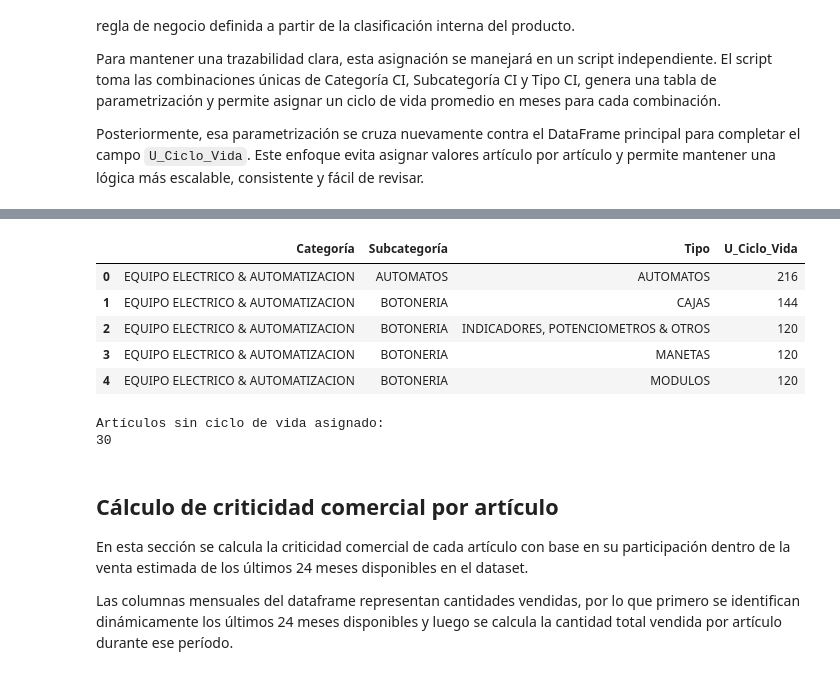
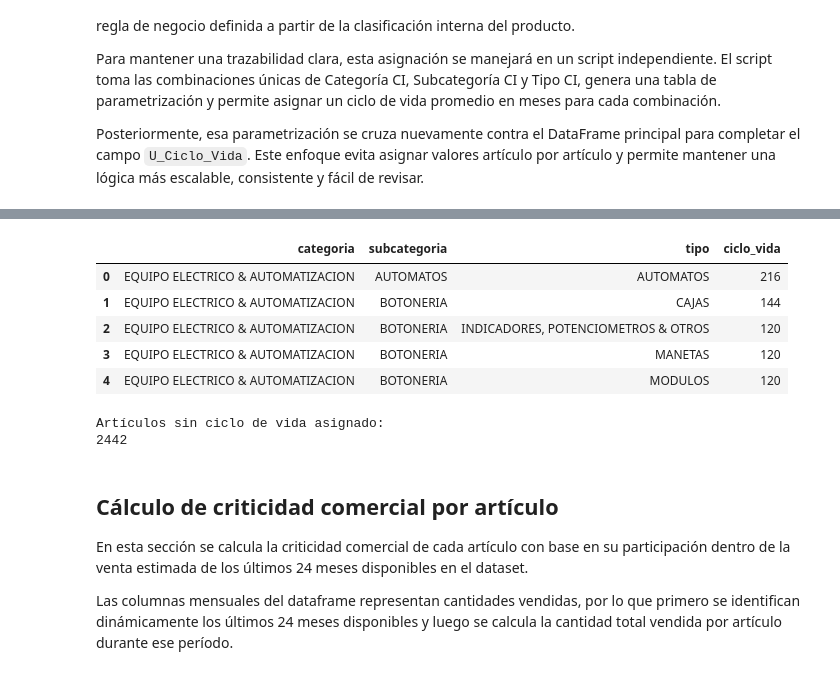
Before and after one commit to choppeb7/Tesis-Master-AI, a Jupyter notebook: Notebook_desarrollo.ipynb, the cells around one changed output, grey strips where cells are left out. Cells and saved outputs as stored; diff of their text form; code cells hidden in the pictures.

```diff
--- a/Notebook_desarrollo.ipynb
+++ b/Notebook_desarrollo.ipynb
@@ -1373,24 +1453,24 @@ df_ciclo_vida.head(5)
 # %%
 # ============================================================
 # CONSERVAR SOLO LAS COLUMNAS DE CLASIFICACIÓN Y CICLO DE VIDA
 # ============================================================
 # La parametrización NO está por código de artículo.
 # Está por combinación:
 # Categoría CI + Subcategoría CI + Tipo CI
 
 columnas_merge = [
-    "Categoría",
-    "Subcategoría",
-    "Tipo"
+    "categoria",
+    "subcategoria",
+    "tipo"
 ]
 
 df_ciclo_vida = df_ciclo_vida[
-    columnas_merge + ["U_Ciclo_Vida"]
+    columnas_merge + ["ciclo_vida"]
 ].drop_duplicates(subset=columnas_merge)
 
 df_ciclo_vida.head(5)
 # %% [output]
-|  | Categoría | Subcategoría | Tipo | U_Ciclo_Vida |
+|  | categoria | subcategoria | tipo | ciclo_vida |
 | 0 | EQUIPO ELECTRICO & AUTOMATIZACION | AUTOMATOS | AUTOMATOS | 216 |
 | 1 | EQUIPO ELECTRICO & AUTOMATIZACION | BOTONERIA | CAJAS | 144 |
 | 2 | EQUIPO ELECTRICO & AUTOMATIZACION | BOTONERIA | INDICADORES, POTENCIOMETROS & OTROS | 120 |
@@ -1420,10 +1500,10 @@ df_OITM_Ventas = df_OITM_Ventas.merge(
 # ============================================================
 
 print("Artículos sin ciclo de vida asignado:")
-print(df_OITM_Ventas["U_Ciclo_Vida"].isna().sum())
+print(df_OITM_Ventas["ciclo_vida"].isna().sum())
 # %% [output]
 Artículos sin ciclo de vida asignado:
-30
+2442
 # %%
 df_OITM_Ventas.to_csv(nombre_archivo,
     index=False,
```
Also changed, not shown: parts of 42 cells of this notebook, 3 other files.
